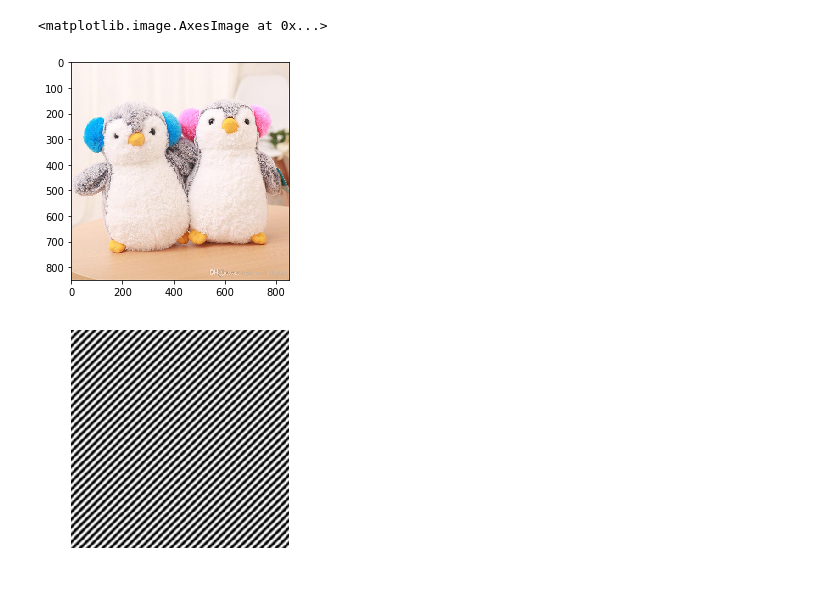
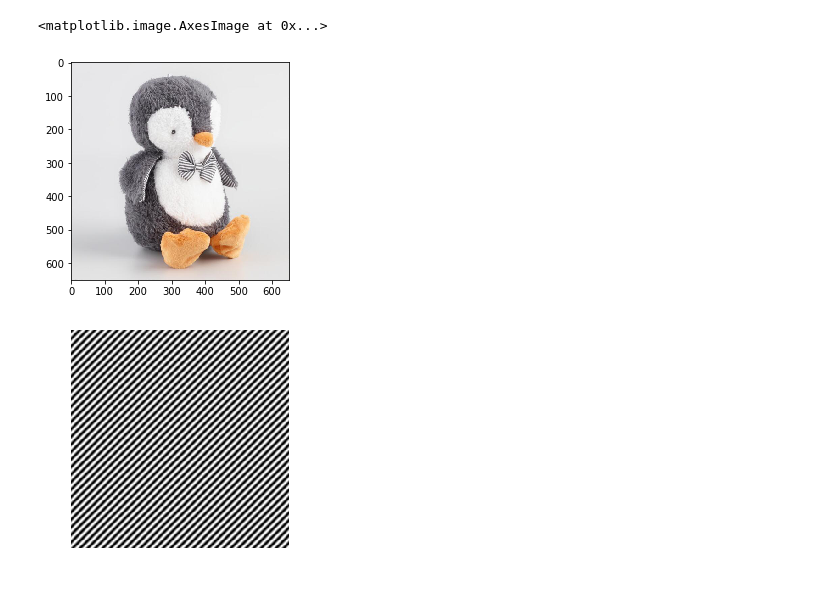
Before and after one commit to chloequinto/ImgProc, a Jupyter notebook: Project/Gabor Filter.ipynb, the cells around one changed output. Drawn from its saved outputs; the diff is of its cells as text; code cells hidden in the pictures.

```diff
--- a/Project/Gabor Filter.ipynb
+++ b/Project/Gabor Filter.ipynb
@@ -13,11 +13,11 @@ from scipy.signal import convolve2d
 from skimage.filters import threshold_otsu
 from skimage.filters import try_all_threshold
 # %%
-image = imread('penguin3.jpg');
+image = imread('penguin.jpg');
 plt.imshow(image)
 # %% [output]
 <matplotlib.image.AxesImage at 0x...>
-[figure, old version]
+[figure, new version]
 # %%
 #cv2.getGaborKernel(ksize,sigma,theta,lambda,gamma,psi,ktype)
 #ksize= size of gabor filter (n,n)
```
Also changed, not shown: parts of 9 cells of this notebook, 2 other files.
